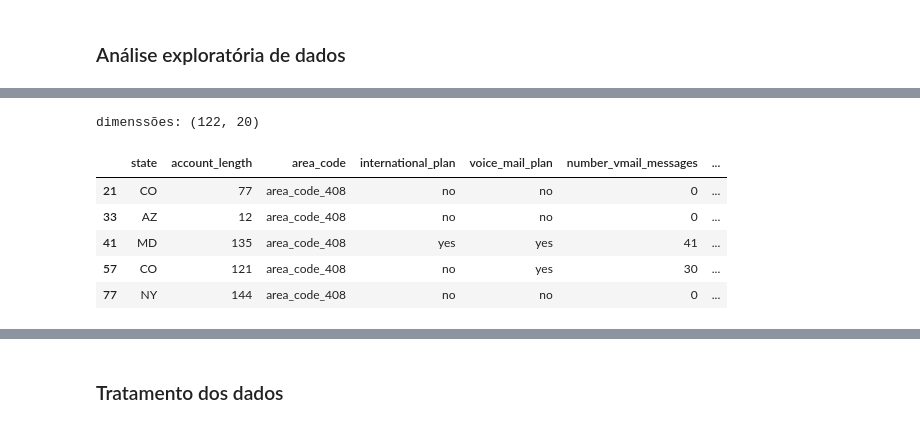
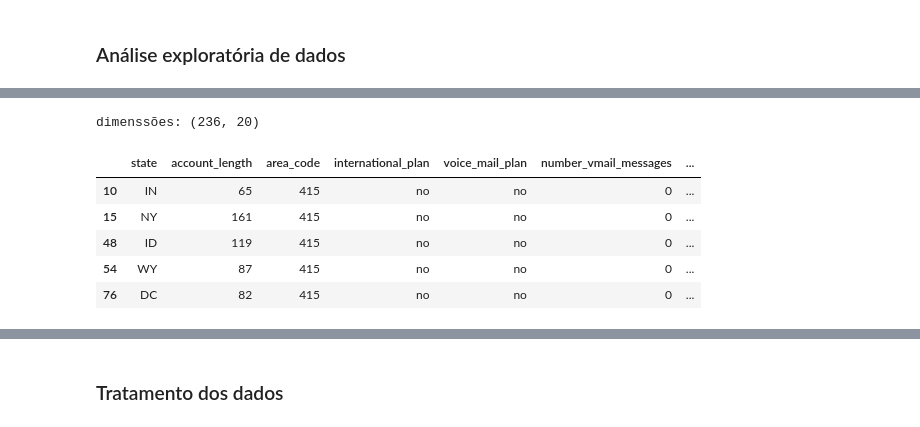
Before and after one commit to jrsilva051/prevendoCustomerChurnOperadorasTelecom, a Jupyter notebook: projetoCustomerChurn.ipynb, the cells around one changed output, grey strips where cells are left out. Cells and saved outputs as stored; diff of their text form; code cells hidden in the pictures.

```diff
--- a/projetoCustomerChurn.ipynb
+++ b/projetoCustomerChurn.ipynb
@@ -72,7 +131,10 @@ def aplicar_balanceamento_classes(variavel_alvo, variaveis_preditoras):
 ### Análise exploratória de dados
 # %%
 # Carregando dados de Treino
-df_treino = carrega_dados("datasets/train.csv")
+df = carrega_dados("datasets/train.csv")
 
-print('dimensões:', df_treino.shape)
-print('colunas:', df_treino.columns)
+print('dimensões:', df.shape)
+print('colunas:', df.columns)
+
+# Analisando dataframe
+df.head(5)
@@ -93,5 +230,5 @@ df_colunas_deletar.head(10)
 # %%
 # Removendo colunas
-df_modificado = df_treino.drop(colunas_deletar, axis=1)
+dados = df.drop(colunas_deletar, axis=1)
 # %%
 # Analisando dataframe após remover as colunas
@@ -151,0 +263,9 @@ plt.show()
+# %%
+# Analisando coluna area_code
+print('Valores únicos:', dados.area_code.unique())
+
+# Aplicando regex para extrair somento o numero do texto
+dados['area_code'] = dados.area_code.str.extract('(\d+)')
+
+# Conferindo o resultado
+print('Valores modificados:', dados.area_code.unique())
@@ -151,0 +275,7 @@ plt.show()
+# %%
+churn_por_area = dados.groupby('area_code')['churn'].value_counts()
+
+maior_contagem = churn_por_area.max()
+area_maior_contagem = churn_por_area[churn_por_area == maior_contagem].index.get_level_values(0)[0]
+
+print("A área com o maior número de churns é a {}.".format(area_maior_contagem))
@@ -152,21 +294,16 @@ plt.show()
 # %%
-# Analisando área com maio número de cancelamentos
-churn_by_area = df_modificado.groupby('area_code')['churn'].value_counts()
-max_count = churn_by_area.max()
-max_area_codes = churn_by_area[churn_by_area == max_count].index.get_level_values(0)
-max_area_codes
-
-df_maior_valor_churn = df_modificado.loc[(df_modificado['area_code'] == 'area_code_408') & (df_modificado['churn'] == 'yes')]
+# Analisando área com maior número de cancelamentos
+df_maior_valor_churn = dados.loc[(dados['area_code'] == str(area_maior_contagem)) & (dados['churn'] == 'yes')]
 print('dimenssões:', df_maior_valor_churn.shape)
 df_maior_valor_churn.head(5)
 # %% [output]
-dimenssões: (122, 20)
+dimenssões: (236, 20)
 |  | state | account_length | area_code | international_plan | voice_mail_plan | number_vmail_messages | ... |
-| 21 | CO | 77 | area_code_408 | no | no | 0 | ... |
-| 33 | AZ | 12 | area_code_408 | no | no | 0 | ... |
-| 41 | MD | 135 | area_code_408 | yes | yes | 41 | ... |
-| 57 | CO | 121 | area_code_408 | no | yes | 30 | ... |
-| 77 | NY | 144 | area_code_408 | no | no | 0 | ... |
+| 10 | IN | 65 | 415 | no | no | 0 | ... |
+| 15 | NY | 161 | 415 | no | no | 0 | ... |
+| 48 | ID | 119 | 415 | no | no | 0 | ... |
+| 54 | WY | 87 | 415 | no | no | 0 | ... |
+| 76 | DC | 82 | 415 | no | no | 0 | ... |
 # %%
 # Verificar se precisa tratar outlier da variavel number_vmail_messages
 
```
Also changed, not shown: parts of 41 cells of this notebook.
